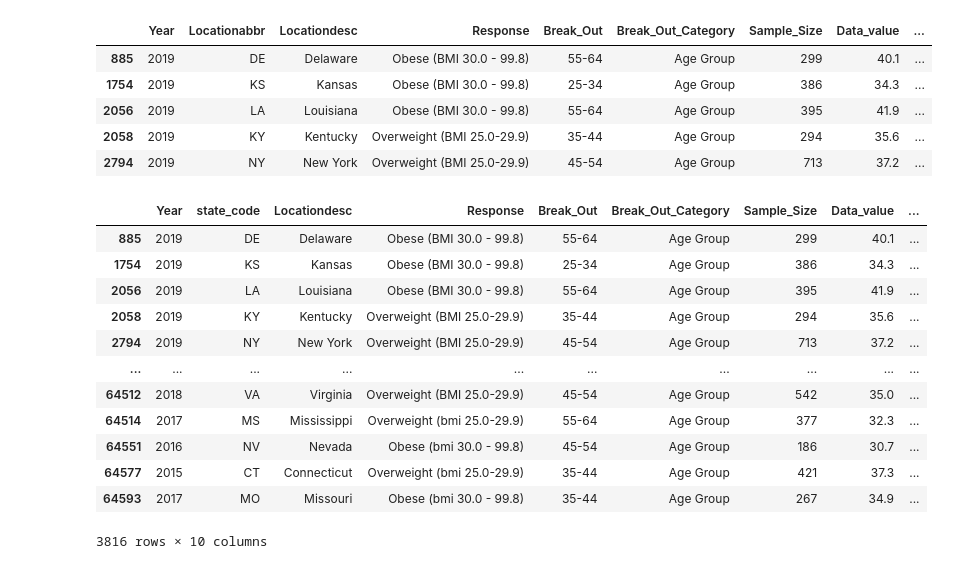
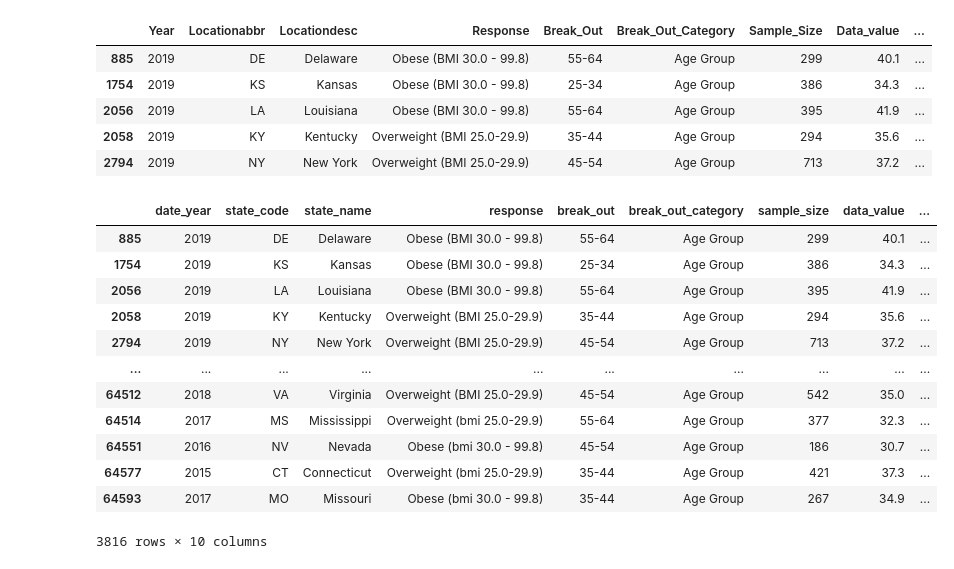
Before and after one commit to RyanLJames1997/Project3_Group6, a Jupyter notebook: brfss_data_clean.ipynb, the cells around one changed output. Drawn from its saved outputs; the diff is of its cells as text; code cells hidden in the pictures.

```diff
--- a/brfss_data_clean.ipynb
+++ b/brfss_data_clean.ipynb
@@ -164,12 +164,11 @@ cleaned_columns_df.head()
 | 2058 | 2019 | KY | Kentucky | Overweight (BMI 25.0-29.9) | 35-44 | Age Group | 294 | 35.6 | ... |
 | 2794 | 2019 | NY | New York | Overweight (BMI 25.0-29.9) | 45-54 | Age Group | 713 | 37.2 | ... |
 # %%
-cleaned_columns_df = cleaned_columns_df.rename(columns={'Locationabbr': 'state_code'})
-cleaned_columns_df = cleaned_columns_df.rename(columns={'lat': 'latitude'})
-cleaned_columns_df = cleaned_columns_df.rename(columns={'long': 'longtitude'})
+cleaned_columns_df = cleaned_columns_df.rename(columns={'Year':'date_year', 'Locationabbr': 'state_code', 'Locationdesc':'state_name', 'Response':'response', 'Break_Out':'break_out', 'Break_Out_Category':'break_out_category'})
+cleaned_columns_df = cleaned_columns_df.rename(columns={'Sample_Size':'sample_size', 'Data_value':'data_value', 'lat': 'latitude', 'long': 'longitude'})
 cleaned_columns_df
 # %% [output]
-|  | Year | state_code | Locationdesc | Response | Break_Out | Break_Out_Category | Sample_Size | Data_value | ... |
+|  | date_year | state_code | state_name | response | break_out | break_out_category | sample_size | data_value | ... |
 | 885 | 2019 | DE | Delaware | Obese (BMI 30.0 - 99.8) | 55-64 | Age Group | 299 | 40.1 | ... |
 | 1754 | 2019 | KS | Kansas | Obese (BMI 30.0 - 99.8) | 25-34 | Age Group | 386 | 34.3 | ... |
 | 2056 | 2019 | LA | Louisiana | Obese (BMI 30.0 - 99.8) | 55-64 | Age Group | 395 | 41.9 | ... |
```
Also changed, not shown: parts of 4 cells of this notebook, 7 other files.
